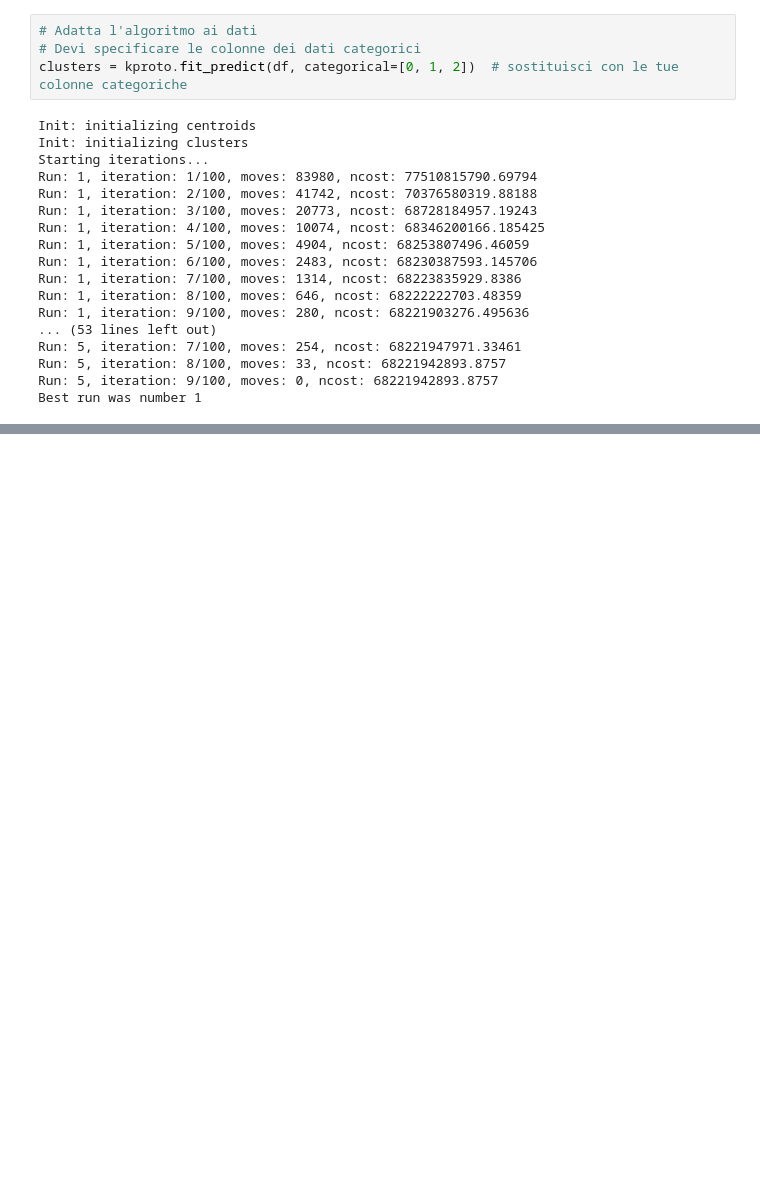
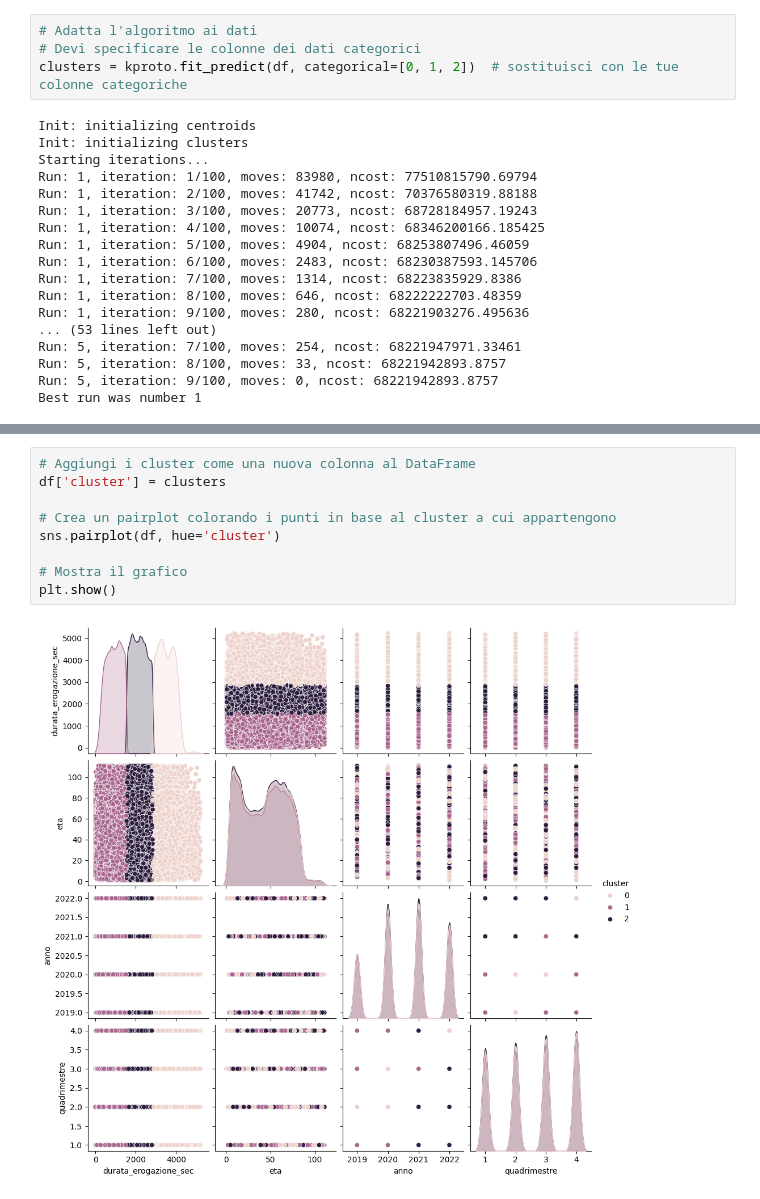
Before and after one commit to AlessiaRossi/Teleassistance-Supervised-Clustering, a Jupyter notebook: notebooks/EDA/clustering.ipynb, the cells around one changed output, grey strips where cells are left out. Cells and saved outputs as stored; diff of their text form; blank space fills up the shorter version.

Commit message:
plot function in clustering.ipynb

```diff
--- a/notebooks/EDA/clustering.ipynb
+++ b/notebooks/EDA/clustering.ipynb
@@ -82,0 +122,11 @@ array([0, 2, 1, ..., 0, 2, 0], dtype=uint16)
+# %%
+# Aggiungi i cluster come una nuova colonna al DataFrame
+df['cluster'] = clusters
+
+# Crea un pairplot colorando i punti in base al cluster a cui appartengono
+sns.pairplot(df, hue='cluster')
+
+# Mostra il grafico
+plt.show()
+# %% [output]
+[figure, added]
```
Also changed, not shown: parts of 5 cells of this notebook.
